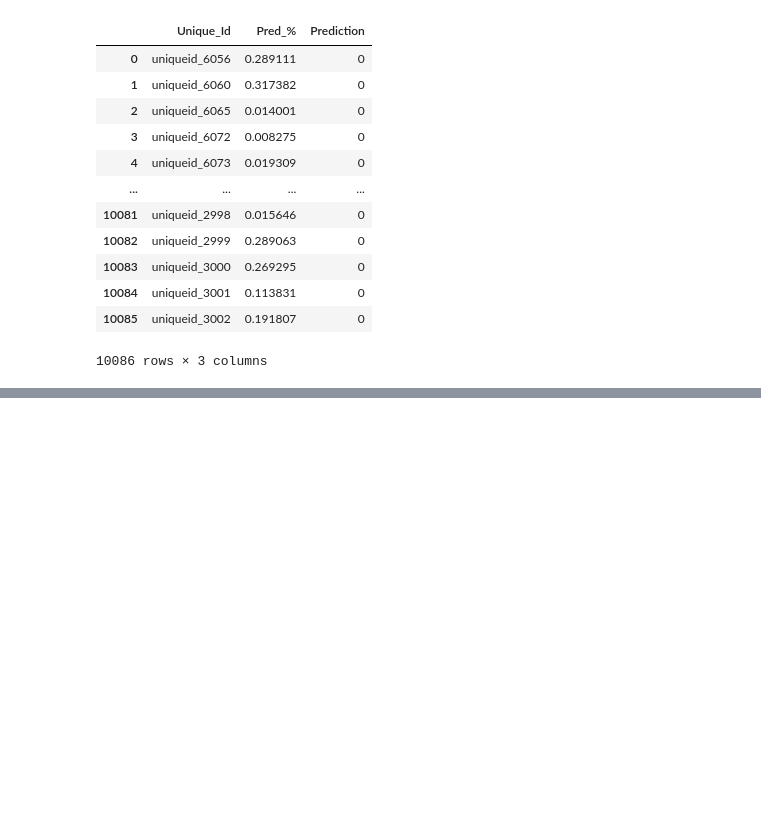
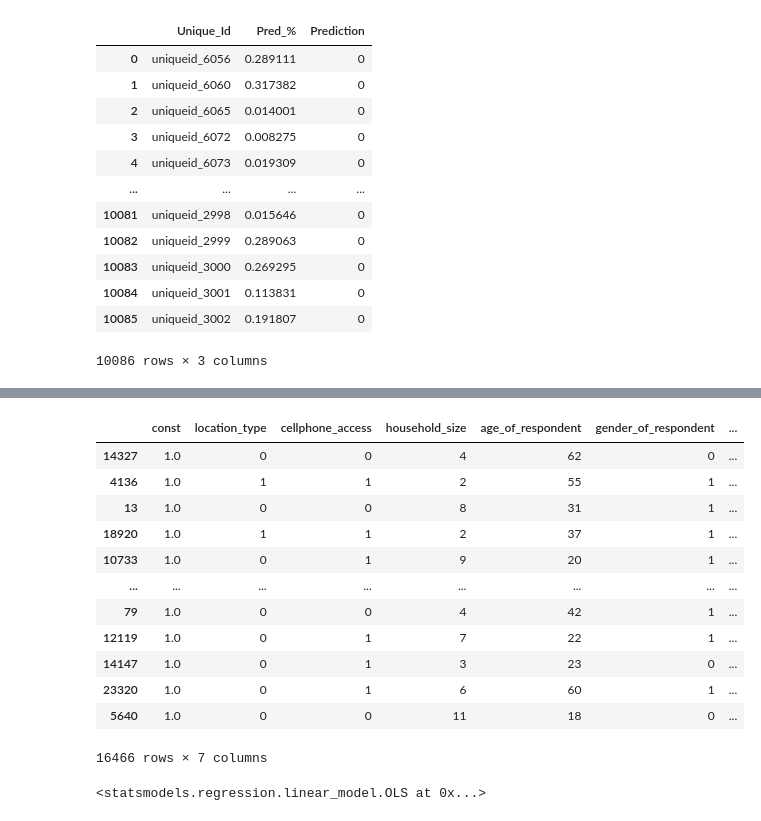
Before and after one commit to Lummy2043/Financial-Inclusion-in-Africa-, a Jupyter notebook: Fin_Inclusion_Africa.ipynb, the cells around one changed output, grey strips where cells are left out. Saved outputs shown, nothing was run; the diff lists cells and outputs as text; code cells hidden in the pictures; blank space fills up the shorter version.

```diff
--- a/Fin_Inclusion_Africa.ipynb
+++ b/Fin_Inclusion_Africa.ipynb
@@ -901,0 +951,18 @@ submission.to_csv('Fin_Incl_AfricaII.csv')
+# %%
+X_train = sm.add_constant(X_train)
+# %%
+X_train
+# %% [output]
+|  | const | location_type | cellphone_access | household_size | age_of_respondent | gender_of_respondent | ... |
+| 14327 | 1.0 | 0 | 0 | 4 | 62 | 0 | ... |
+| 4136 | 1.0 | 1 | 1 | 2 | 55 | 1 | ... |
+| 13 | 1.0 | 0 | 0 | 8 | 31 | 1 | ... |
+| 18920 | 1.0 | 1 | 1 | 2 | 37 | 1 | ... |
+| 10733 | 1.0 | 0 | 1 | 9 | 20 | 1 | ... |
+| ... | ... | ... | ... | ... | ... | ... | ... |
+| 79 | 1.0 | 0 | 0 | 4 | 42 | 1 | ... |
+| 12119 | 1.0 | 0 | 1 | 7 | 22 | 1 | ... |
+| 14147 | 1.0 | 0 | 1 | 3 | 23 | 0 | ... |
+| 23320 | 1.0 | 0 | 1 | 6 | 60 | 1 | ... |
+| 5640 | 1.0 | 0 | 0 | 11 | 18 | 0 | ... |
+16466 rows × 7 columns
@@ -901,0 +971,4 @@ submission.to_csv('Fin_Incl_AfricaII.csv')
+# %%
+gig
+# %% [output]
+<statsmodels.regression.linear_model.OLS at 0x...>
```
Also changed, not shown: parts of 15 cells of this notebook.
